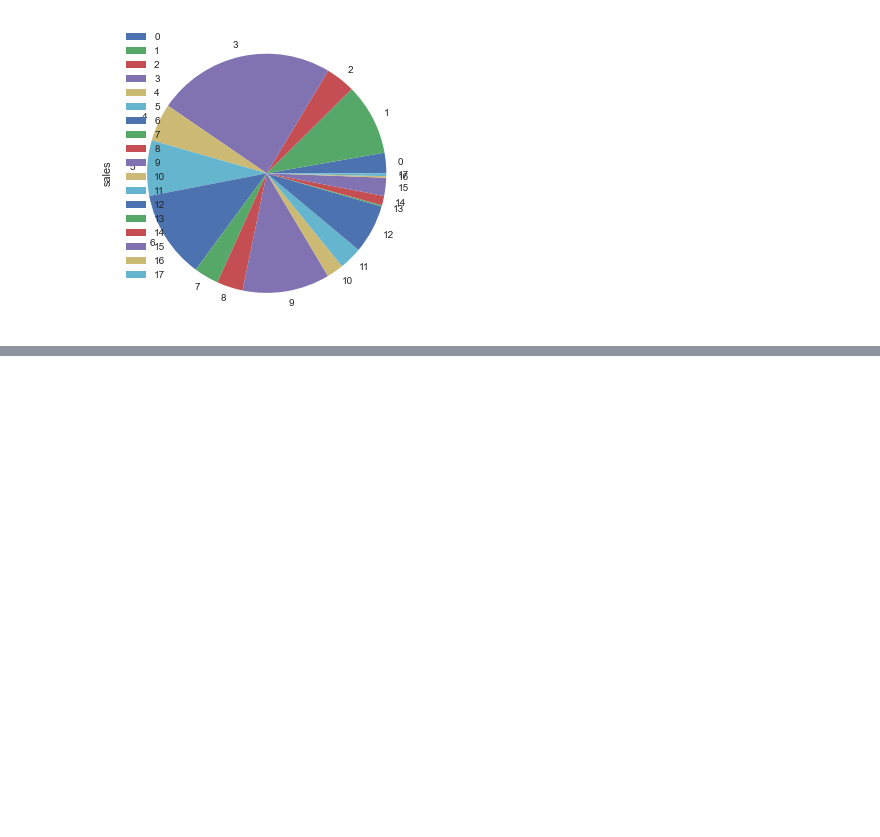
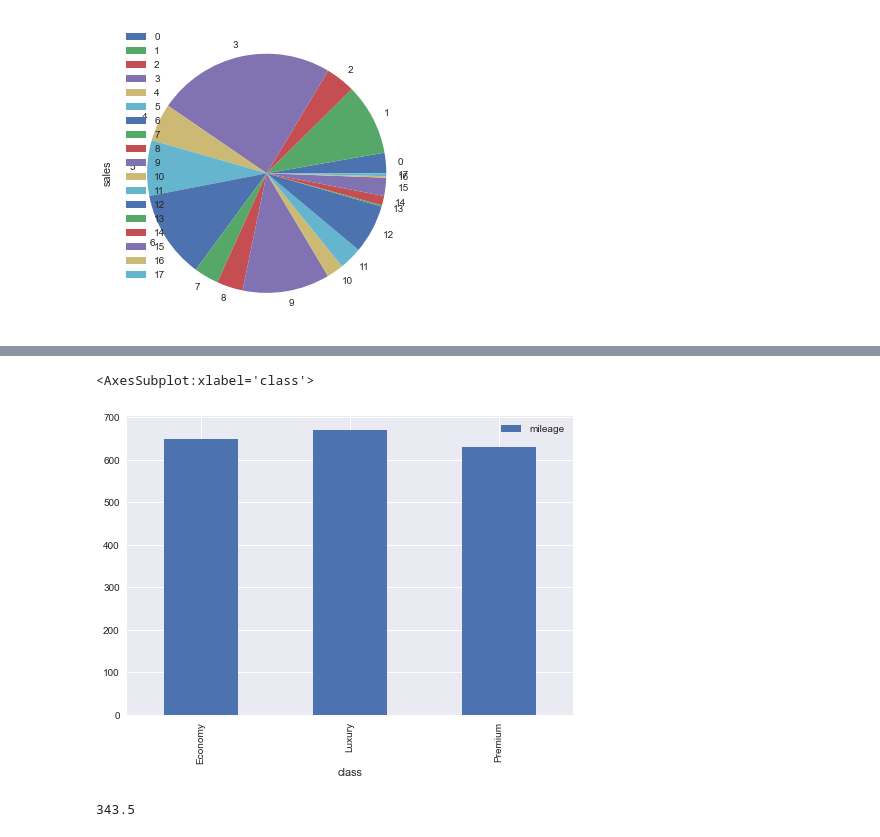
Before and after one commit to yoganandaraol/EDA_CarSales, a Jupyter notebook: EDA_CarSales_Project.ipynb, the cells around one changed output, grey strips where cells are left out. Saved outputs shown, nothing was run; the diff lists cells and outputs as text; code cells hidden in the pictures; blank space fills up the shorter version.

```diff
--- a/EDA_CarSales_Project.ipynb
+++ b/EDA_CarSales_Project.ipynb
@@ -1544,0 +1600,9 @@ pvt_bodyclassyear_sales.plot.pie(y="sales", x="class")
+# %%
+besteconomycars[besteconomycars.mileage < 700].groupby('class').max('mileage').plot.bar()
+# %% [output]
+<AxesSubplot:xlabel='class'>
+[figure, added]
+# %%
+besteconomycars.describe().iloc[6].mileage
+# %% [output]
+343.5
```
Also changed, not shown: parts of 29 cells of this notebook.
